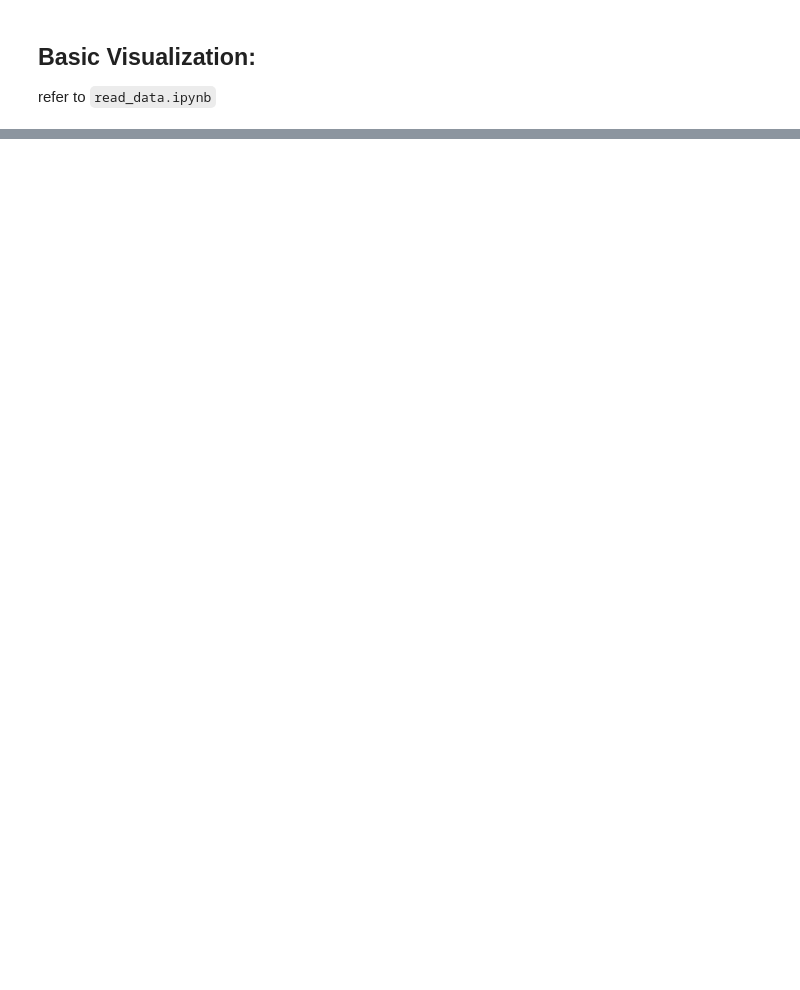
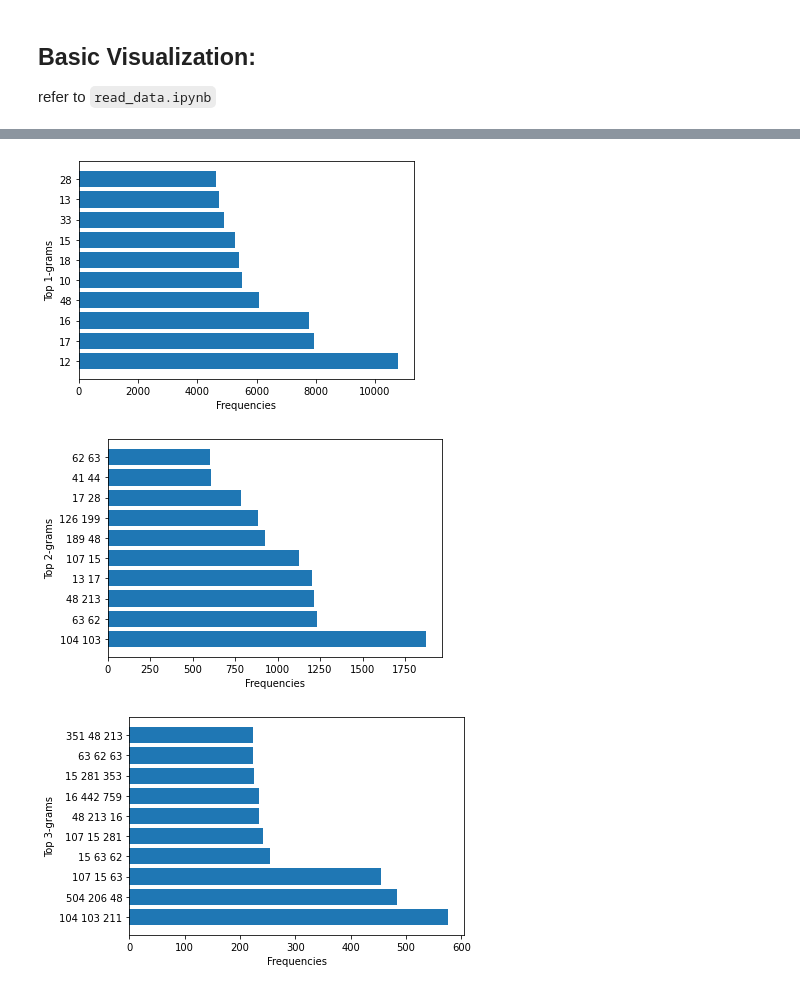
Before and after one commit to hoapple/machine_write_detection, a Jupyter notebook: notebook/EDA.ipynb, the cells around one changed output, grey strips where cells are left out. Cells and saved outputs as stored; diff of their text form; code cells hidden in the pictures; blank space fills up the shorter version.

```diff
--- a/notebook/EDA.ipynb
+++ b/notebook/EDA.ipynb
@@ -59,0 +146,33 @@ refer to `read_data.ipynb`
+# %%
+import matplotlib.pyplot as plt
+from collections import Counter
+from sklearn.feature_extraction.text import CountVectorizer
+from sklearn.cluster import KMeans
+from sklearn.manifold import TSNE
+import torch
+
+# Sample data
+
+# Convert the lists to string to work with CountVectorizer
+
+# 1. N-gram Frequencies
+def plot_top_ngrams(data, n=1):
+    texts = [' '.join(map(str, item['text'])) for item in data]
+    vectorizer = CountVectorizer(ngram_range=(n, n))
+    vec_texts = vectorizer.fit_transform(texts)
+    sum_words = vec_texts.sum(axis=0)
+    words_freq = [(word, sum_words[0, idx]) for word, idx in vectorizer.vocabulary_.items()]
+    words_freq = sorted(words_freq, key = lambda x: x[1], reverse=True)[:10]
+    words, freqs = zip(*words_freq)
+    plt.barh(words, freqs)
+    plt.xlabel('Frequencies')
+    plt.ylabel(f'Top {n}-grams')
+    plt.show()
+
+plot_top_ngrams(data1, 1)
+plot_top_ngrams(data1, 2)
+plot_top_ngrams(data1, 3)
+# %% [output]
+[figure, added]
+[figure, added]
+[figure, added]
```
Also changed, not shown: parts of 21 cells of this notebook, 1 other file.
